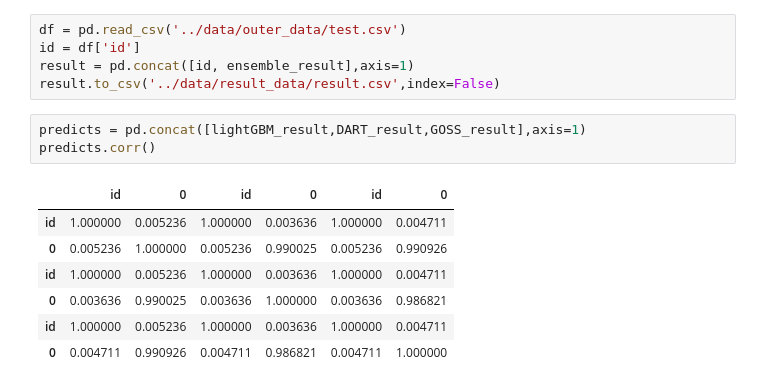
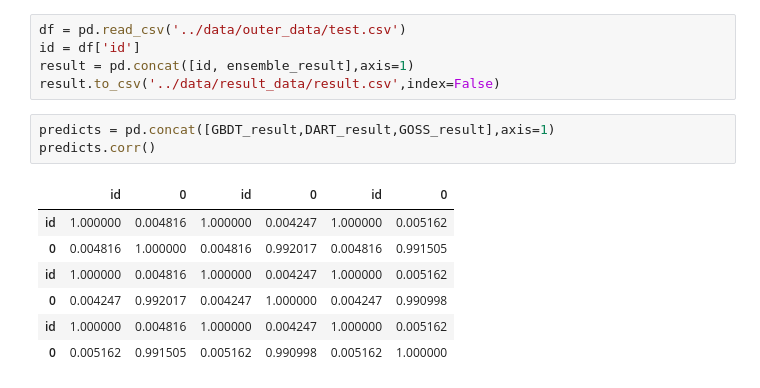
Before and after one commit to kyotoman-koshida/mynabi, a Jupyter notebook: notebooks/ensemble.ipynb, the cells around one changed output. Cells and saved outputs as stored; diff of their text form.

```diff
--- a/notebooks/ensemble.ipynb
+++ b/notebooks/ensemble.ipynb
@@ -86,13 +86,13 @@ id = df['id']
 result = pd.concat([id, ensemble_result],axis=1)
 result.to_csv('../data/result_data/result.csv',index=False)
 # %%
-predicts = pd.concat([lightGBM_result,DART_result,GOSS_result],axis=1)
+predicts = pd.concat([GBDT_result,DART_result,GOSS_result],axis=1)
 predicts.corr()
 # %% [output]
 |  | id | 0 | id | 0 | id | 0 |
-| id | 1.000000 | 0.005236 | 1.000000 | 0.003636 | 1.000000 | 0.004711 |
-| 0 | 0.005236 | 1.000000 | 0.005236 | 0.990025 | 0.005236 | 0.990926 |
-| id | 1.000000 | 0.005236 | 1.000000 | 0.003636 | 1.000000 | 0.004711 |
-| 0 | 0.003636 | 0.990025 | 0.003636 | 1.000000 | 0.003636 | 0.986821 |
-| id | 1.000000 | 0.005236 | 1.000000 | 0.003636 | 1.000000 | 0.004711 |
-| 0 | 0.004711 | 0.990926 | 0.004711 | 0.986821 | 0.004711 | 1.000000 |
+| id | 1.000000 | 0.004816 | 1.000000 | 0.004247 | 1.000000 | 0.005162 |
+| 0 | 0.004816 | 1.000000 | 0.004816 | 0.992017 | 0.004816 | 0.991505 |
+| id | 1.000000 | 0.004816 | 1.000000 | 0.004247 | 1.000000 | 0.005162 |
+| 0 | 0.004247 | 0.992017 | 0.004247 | 1.000000 | 0.004247 | 0.990998 |
+| id | 1.000000 | 0.004816 | 1.000000 | 0.004247 | 1.000000 | 0.005162 |
+| 0 | 0.005162 | 0.991505 | 0.005162 | 0.990998 | 0.005162 | 1.000000 |
```
Also changed, not shown: parts of 1 cell of this notebook, 4 other files.
